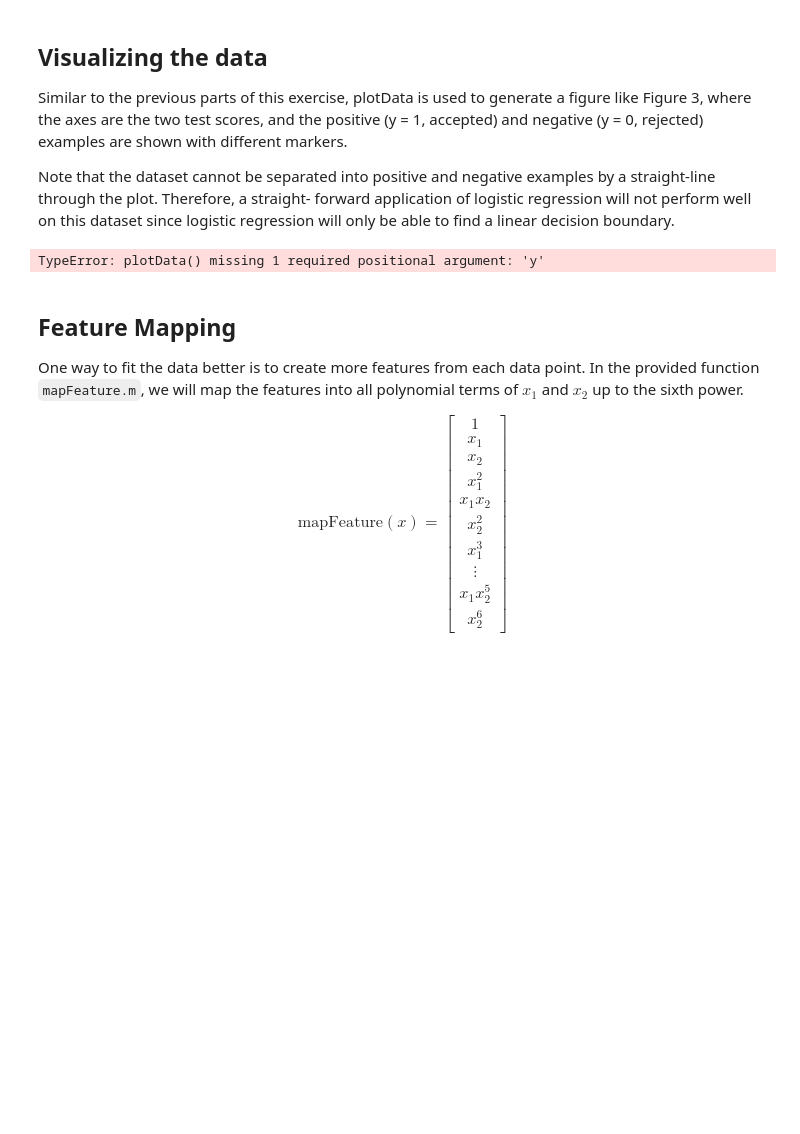
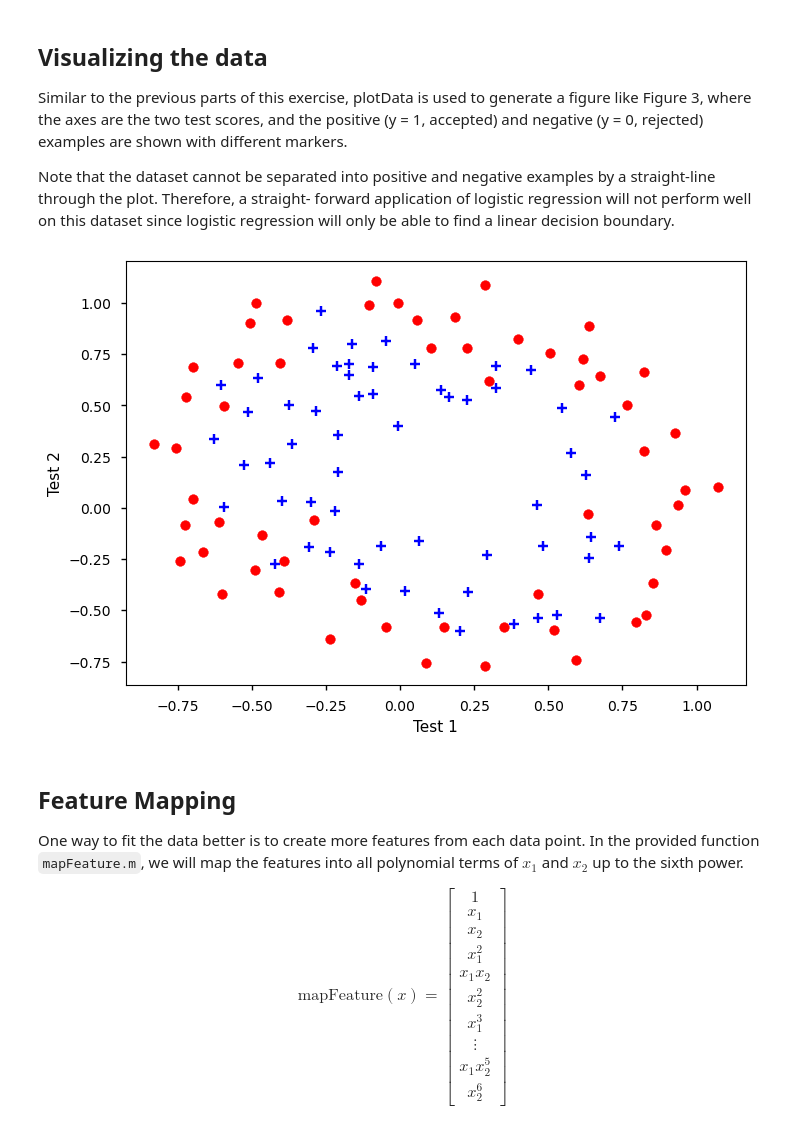
Before and after one commit to samisaf/Learning-AI, a Jupyter notebook: Coursera - Octave Machine Learning/02 Logistic Regression.ipynb, the cells around one changed output. Saved outputs shown, nothing was run; the diff lists cells and outputs as text; code cells hidden in the pictures; blank space fills up the shorter version.

```diff
--- a/Coursera - Octave Machine Learning/02 Logistic Regression.ipynb
+++ b/Coursera - Octave Machine Learning/02 Logistic Regression.ipynb
@@ -9,11 +11,2 @@ import sklearn.linear_model
 plt.style.available
 plt.style.use('seaborn-v0_8-notebook')
-# %%
-# Assume plot-data helper function
-def plotData(X, y, labels=[0, 1]):
-    """
-    Plot data points with `+` for positive and `o` for negative examples.
-    X is assumed to be Mx2 matrix.
-    """
-    plt.scatter(X[y == 1][:, 0], X[y == 1][:, 1], marker='+', label=labels[1], color='b')
-    plt.scatter(X[y == 0][:, 0], X[y == 0][:, 1], marker='o', label=labels[0], color='r')
@@ -309,12 +253,12 @@ negative examples by a straight-line through the plot. Therefore, a straight-
 forward application of logistic regression will not perform well on this dataset
 since logistic regression will only be able to find a linear decision boundary.
 # %%
-plotData(data2)
+plotData(X2[:, 0:2], y2)
 plt.xlabel('Test 1')
 plt.ylabel('Test 2')
 plt.show()
 # %% [output]
-TypeError: plotData() missing 1 required positional argument: 'y'
+[figure, added]
 # %% [markdown]
 ## Feature Mapping
 
```
Also changed, not shown: parts of 14 cells of this notebook, 2 other files.
